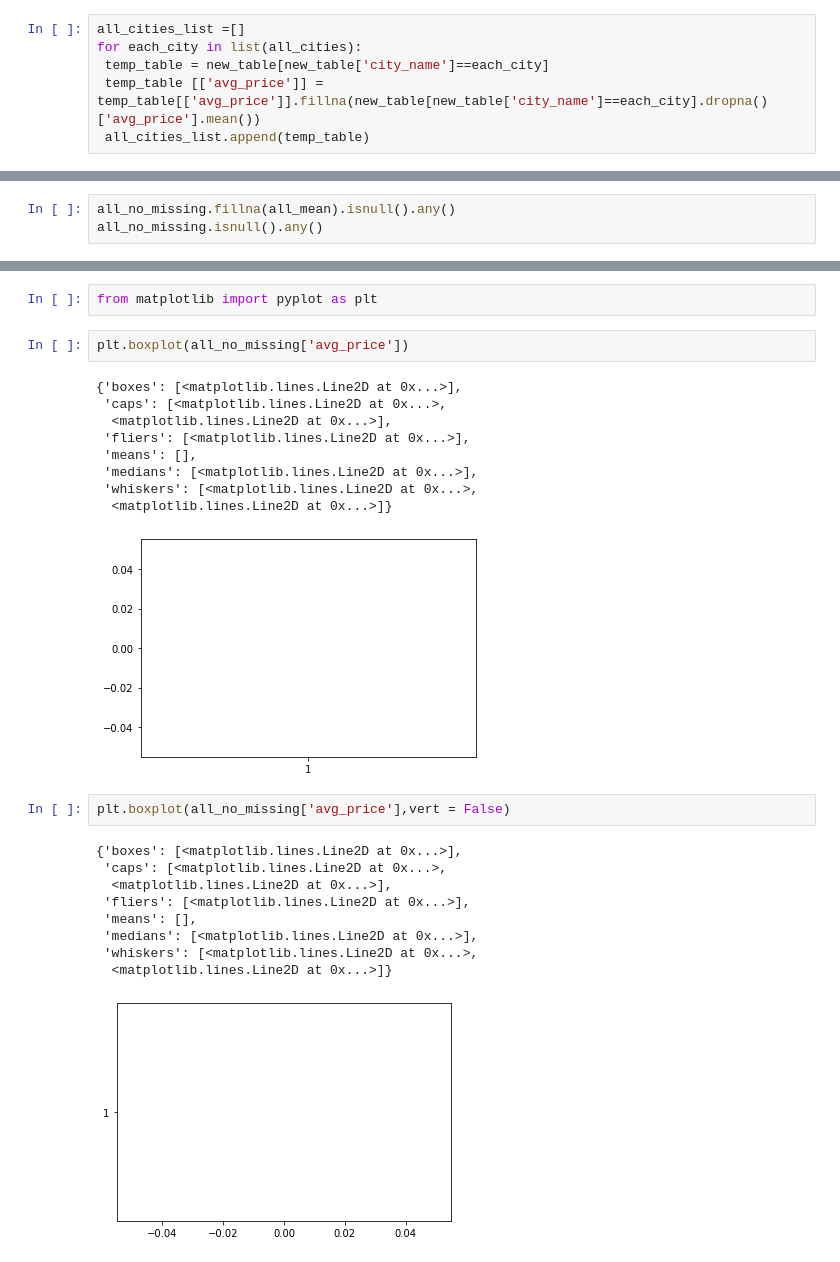
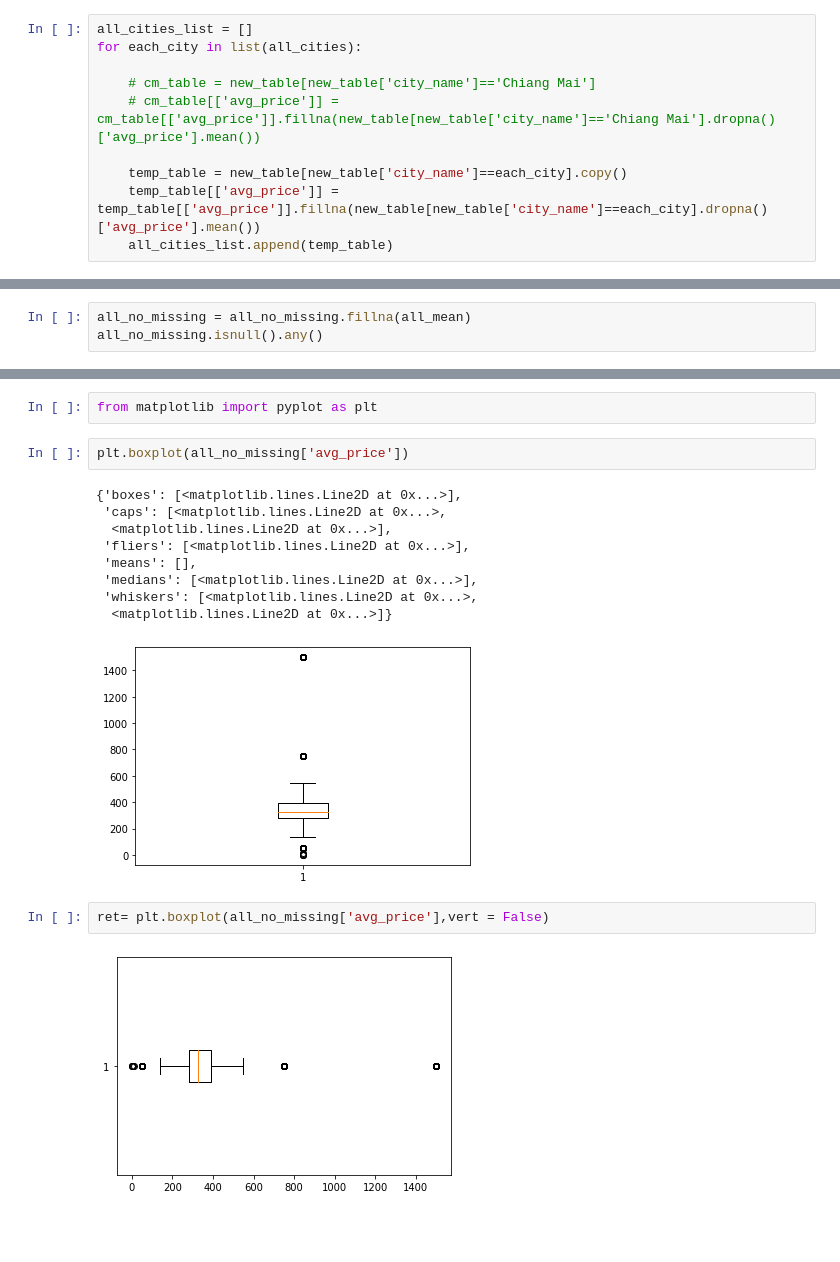
Before and after one commit to tonpiplaifa/KKU_data_mining, a Jupyter notebook: Pandas101.ipynb, the cells around one changed output, grey strips where cells are left out. Drawn from its saved outputs; the diff is of its cells as text; blank space fills up the shorter version.

```diff
--- a/Pandas101.ipynb
+++ b/Pandas101.ipynb
@@ -496,8 +496,12 @@ all_mean
 # %% [output]
 327.44728783902013
 # %%
-all_cities_list =[]
+all_cities_list = []
 for each_city in list(all_cities):
- temp_table = new_table[new_table['city_name']==each_city]
- temp_table [['avg_price']] = temp_table[['avg_price']].fillna(new_table[new_table['city_name']==each_city].dropna()['avg_price'].mean())
- all_cities_list.append(temp_table)
+
+    # cm_table = new_table[new_table['city_name']=='Chiang Mai']
+    # cm_table[['avg_price']] = cm_table[['avg_price']].fillna(new_table[new_table['city_name']=='Chiang Mai'].dropna()['avg_price'].mean())
+
+    temp_table = new_table[new_table['city_name']==each_city].copy()
+    temp_table[['avg_price']] = temp_table[['avg_price']].fillna(new_table[new_table['city_name']==each_city].dropna()['avg_price'].mean())
+    all_cities_list.append(temp_table)
@@ -541,7 +527,7 @@ all_no_missing
 # %% [markdown]
 # 5. เติมค่า mean ของทั้งตารางให้กับจังหวัดที่ไม่มี mean
 # %%
-all_no_missing.fillna(all_mean).isnull().any()
+all_no_missing = all_no_missing.fillna(all_mean)
 all_no_missing.isnull().any()
 # %% [output]
 name         False
@@ -569,16 +551,8 @@ plt.boxplot(all_no_missing['avg_price'])
  'medians': [<matplotlib.lines.Line2D at 0x...>],
  'whiskers': [<matplotlib.lines.Line2D at 0x...>,
   <matplotlib.lines.Line2D at 0x...>]}
-[figure, old version]
+[figure, new version]
 # %%
-plt.boxplot(all_no_missing['avg_price'],vert = False)
+ret= plt.boxplot(all_no_missing['avg_price'],vert = False)
 # %% [output]
-{'boxes': [<matplotlib.lines.Line2D at 0x...>],
- 'caps': [<matplotlib.lines.Line2D at 0x...>,
-  <matplotlib.lines.Line2D at 0x...>],
- 'fliers': [<matplotlib.lines.Line2D at 0x...>],
- 'means': [],
- 'medians': [<matplotlib.lines.Line2D at 0x...>],
- 'whiskers': [<matplotlib.lines.Line2D at 0x...>,
-  <matplotlib.lines.Line2D at 0x...>]}
-[figure, old version]
+[figure, new version]
```
Also changed, not shown: parts of 5 cells of this notebook.
